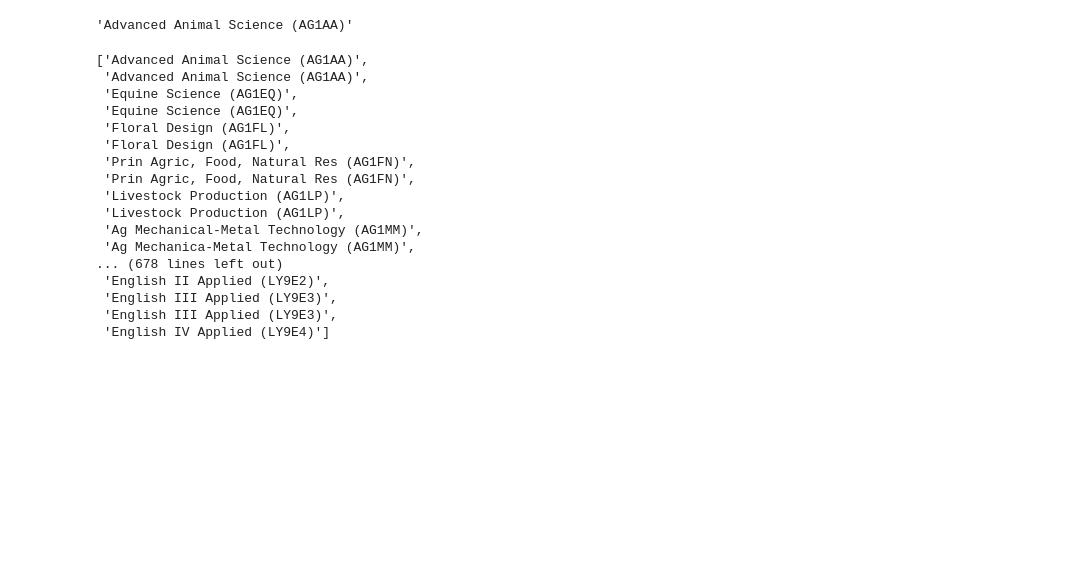
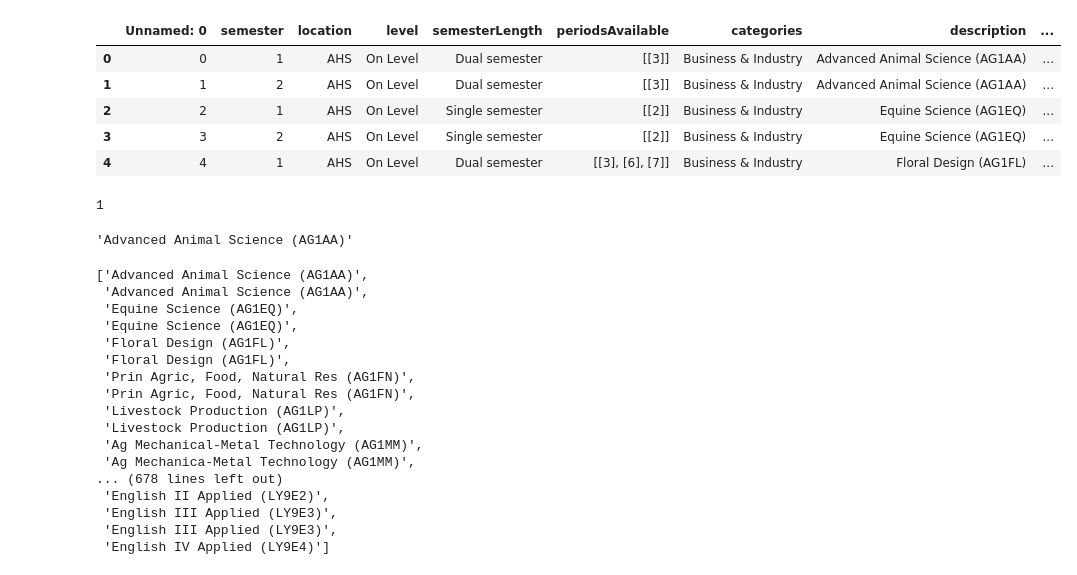
Before and after one commit to prem-kishnani/ISP-Project, a Jupyter notebook: Secure Scheduling ISP/courses.ipynb, the cells around one changed output. Cells and saved outputs as stored; diff of their text form; code cells hidden in the pictures; blank space fills up the shorter version.

```diff
--- a/Secure Scheduling ISP/courses.ipynb
+++ b/Secure Scheduling ISP/courses.ipynb
@@ -4,6 +4,19 @@ import pandas as pd
 df = pd.read_csv("json_test.csv")
 # %%
 course_names = df['description']
+# %%
+df.head()
+# %% [output]
+|  | Unnamed: 0 | semester | location | level | semesterLength | periodsAvailable | categories | description | ... |
+| 0 | 0 | 1 | AHS | On Level | Dual semester | [[3]] | Business & Industry | Advanced Animal Science (AG1AA) | ... |
+| 1 | 1 | 2 | AHS | On Level | Dual semester | [[3]] | Business & Industry | Advanced Animal Science (AG1AA) | ... |
+| 2 | 2 | 1 | AHS | On Level | Single semester | [[2]] | Business & Industry | Equine Science (AG1EQ) | ... |
+| 3 | 3 | 2 | AHS | On Level | Single semester | [[2]] | Business & Industry | Equine Science (AG1EQ) | ... |
+| 4 | 4 | 1 | AHS | On Level | Dual semester | [[3], [6], [7]] | Business & Industry | Floral Design (AG1FL) | ... |
+# %%
+df.at[0,'semester']
+# %% [output]
+1
 # %%
 course_names[0]
 # %% [output]
```
Also changed, not shown: 5 other files.
